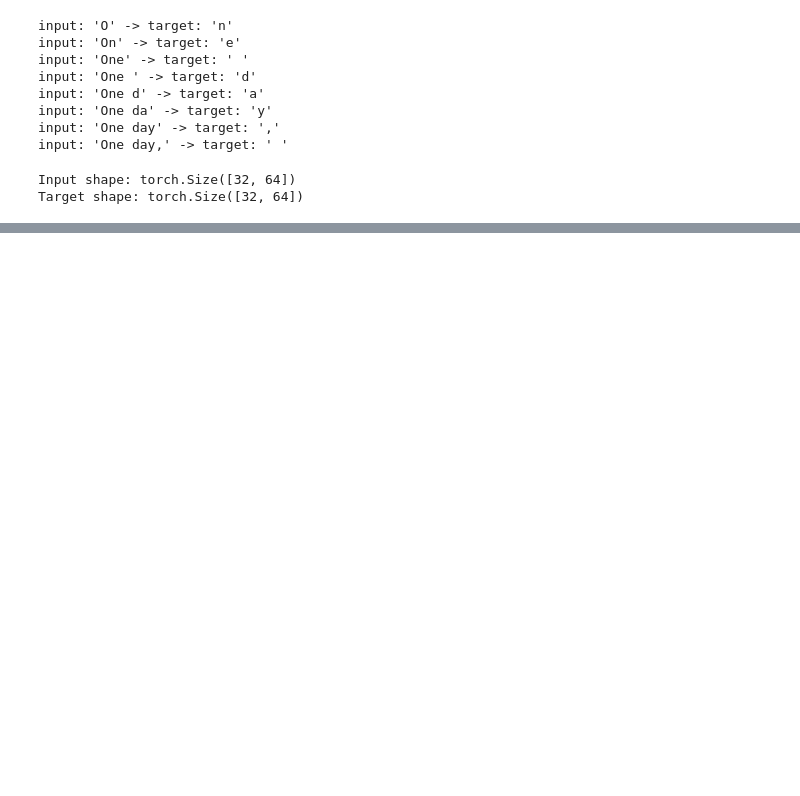
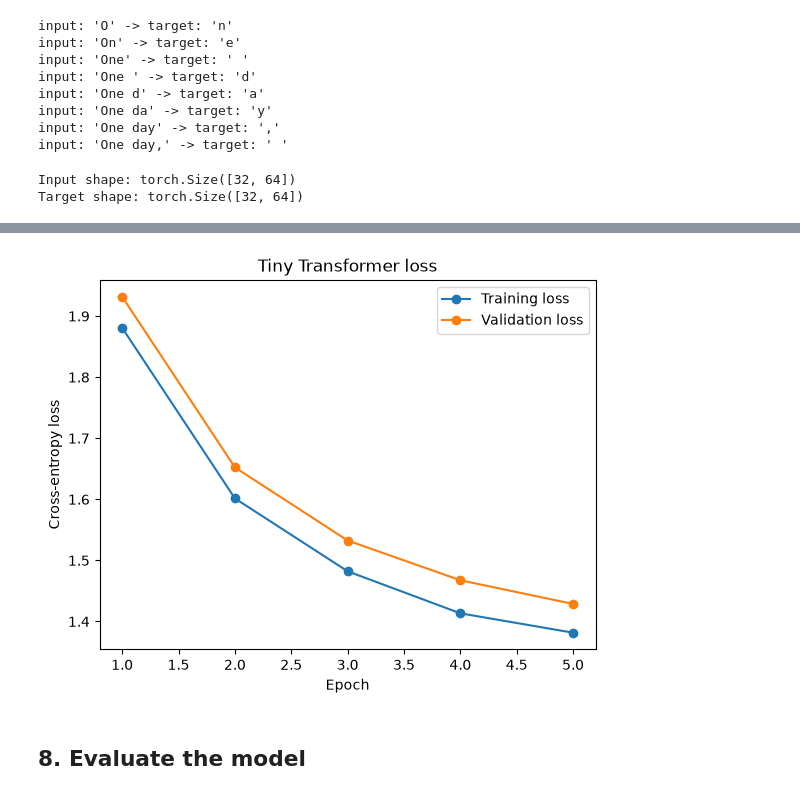
Before and after one commit to OAhewavitharane/LLM-Practical-Portfolio, a Jupyter notebook: Lab-03-Tiny-Transformer/notebooks/Lab03_Tiny_Transformer.ipynb, the cells around one changed output, grey strips where cells are left out. Saved outputs shown, nothing was run; the diff lists cells and outputs as text; code cells hidden in the pictures; blank space fills up the shorter version.

Commit message:
Clean the text, build the Transformer, train for 5 epochs

```diff
--- a/Lab-03-Tiny-Transformer/notebooks/Lab03_Tiny_Transformer.ipynb
+++ b/Lab-03-Tiny-Transformer/notebooks/Lab03_Tiny_Transformer.ipynb
@@ -189,0 +298,21 @@ Target shape: torch.Size([32, 64])
+# %%
+import math
+
+n_embd = 64
+n_head = 4
+n_layer = 2
+learning_rate = 1e-3
+
+torch.manual_seed(42)
+model = TinyTransformer(vocab_size, n_embd, n_head, n_layer, block_size).to(device)
+print("Parameters:", sum(p.numel() for p in model.parameters()))
+
+loss_function = nn.CrossEntropyLoss()
+optimizer = torch.optim.AdamW(model.parameters(), lr=learning_rate)
+
+# before training it is just guessing, so the loss should be close to ln(vocab_size)
+xb, yb = get_batch("train")
+logits = model(xb)
+print("Output shape:", logits.shape)
+print("Loss before training:", loss_function(logits.view(-1, vocab_size), yb.view(-1)).item())
+print("ln(vocab_size):", math.log(vocab_size))
@@ -189,0 +366,7 @@ Target shape: torch.Size([32, 64])
+# %%
+import time
+
+epochs = 5
+start = time.time()
+history = train(model, optimizer, epochs)
+print("Training time:", round(time.time() - start), "seconds")
@@ -189,0 +380,17 @@ Target shape: torch.Size([32, 64])
+# %%
+import os
+os.makedirs("../results", exist_ok=True)
+
+epoch_numbers = range(1, epochs + 1)
+plt.plot(epoch_numbers, history["train"], marker="o", label="Training loss")
+plt.plot(epoch_numbers, history["val"], marker="o", label="Validation loss")
+plt.xlabel("Epoch")
+plt.ylabel("Cross-entropy loss")
+plt.title("Tiny Transformer loss")
+plt.legend()
+plt.savefig("../results/loss_curve.png")
+plt.show()
+# %% [output]
+[figure, added]
+# %% [markdown]
+## 8. Evaluate the model
```
Also changed, not shown: parts of 12 cells of this notebook.
